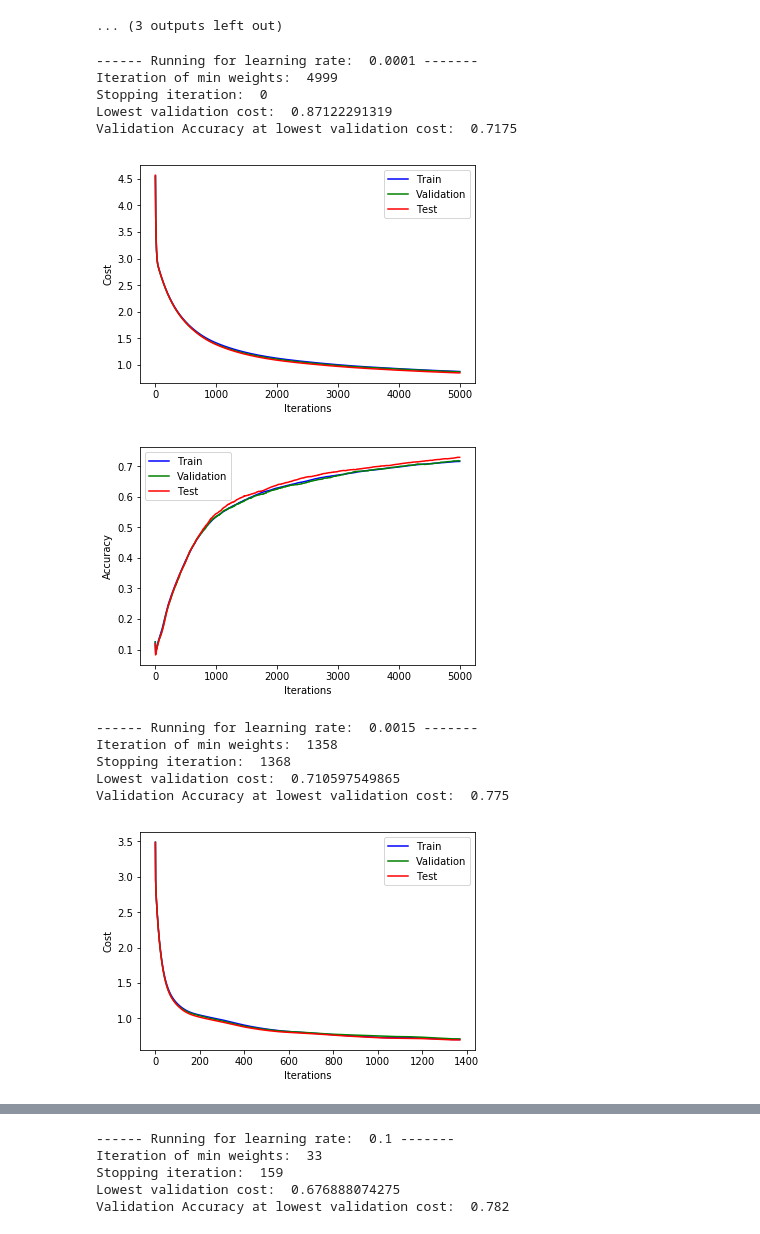
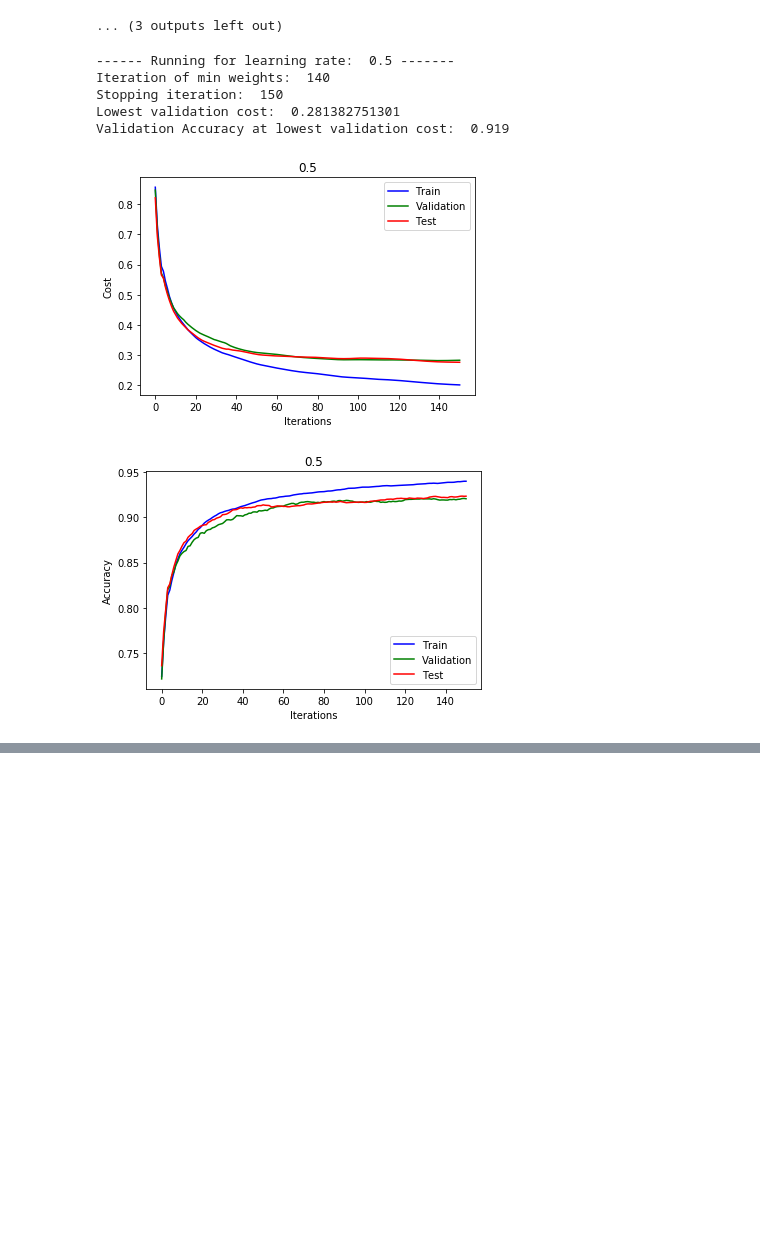
Before and after one commit to divya-pitta/neuralnets253, a Jupyter notebook: HW2_BackPropagation/Classification_OneHiddenLayer.ipynb, the cells around one changed output, grey strips where cells are left out. Cells and saved outputs as stored; diff of their text form; code cells hidden in the pictures; blank space fills up the shorter version.

```diff
--- a/HW2_BackPropagation/Classification_OneHiddenLayer.ipynb
+++ b/HW2_BackPropagation/Classification_OneHiddenLayer.ipynb
@@ -194,7 +194,7 @@ for lR in learningRates:
     plt.show()
 
     plt.plot(trainAcc, label="Train", color='blue')
-    plt.plot(valAcc, label="Validation", color='green')
+    plt.plot(valAcc[1::5], label="Validation", color='green')
     plt.plot(testAcc, label="Test", color='red')
     plt.ylabel("Accuracy")
     plt.xlabel("Iterations")
@@ -282,8 +282,8 @@ Validation Accuracy at lowest validation cost:  0.886
 epsilon = 0.001
 batch_size = 128
 batches = len(trainImages)//batch_size
-learningRates = [0.0001, 0.0015, 0.1, 0.01, 0.015, 0.2, 0.001]#, 0.1, 0.01, 0.001, 0.0001] #[0.8, 0.5, 0.1]#, 0.01]
-maxIters = 5000
+learningRates =  [0.5]#[0.1, 0.01, 0.001, 0.0001]#[0.0001, 0.0015, 0.1, 0.01, 0.015, 0.2, 0.001]#, 0.1, 0.01, 0.001, 0.0001] #[0.8, 0.5, 0.1]#, 0.01]
+maxIters = 1000
 # %%
 for lR in learningRates:
     #initializing weights
@@ -342,7 +342,7 @@ for lR in learningRates:
             g_derivative = Z2*(1-Z2)
             delE_ak = np.multiply(summation_l, g_derivative);
             delE_Wjk = X2.T.dot(delE_ak)
-            W2_nobias = np.delete(W2, (0), axis=0)
+#             W2_nobias = np.delete(W2, (0), axis=0)
             summation_k = np.matmul(delE_ak, W2_nobias)
             g2_derivative = Z1*(1-Z1)
             delE_aj = np.multiply(summation_k, g2_derivative)
@@ -389,43 +389,39 @@ for lR in learningRates:
             stopConditionCount = 0
         prevValCost = currValCost
 
 #         print("Current training error = ", currTrainingError)
 #         print("Current validation cost: ", currValCost)
 #         print("Current training accuracy = ", currTrainingAccuracy)
 #         print("Current validation accuracy = ", currValidationAccuracy)
 #         print("Current test accuracy = ", currTestAccuracy)
 
     print("Iteration of min weights: ", epochAtMinWeight)
     print("Stopping iteration: ", stoppingIteration)
     print("Lowest validation cost: ", minValCost)
     print("Validation Accuracy at lowest validation cost: ", valAccAtMinCost)
 
+    plt.title(lR)
     plt.plot(trainCost, label="Train", color='blue')
     plt.plot(valCost, label="Validation", color='green')
     plt.plot(testCost, label="Test", color='red')
     plt.ylabel("Cost")
     plt.xlabel("Iterations")
     plt.legend()
     plt.show()
 
+    plt.title(lR)
     plt.plot(trainAcc, label="Train", color='blue')
     plt.plot(valAcc, label="Validation", color='green')
     plt.plot(testAcc, label="Test", color='red')
     plt.ylabel("Accuracy")
     plt.xlabel("Iterations")
     plt.legend()
     plt.show()
 # %% [output]
------- Running for learning rate:  0.0001 -------
-Iteration of min weights:  4999
-Stopping iteration:  0
-Lowest validation cost:  0.87122291319
-Validation Accuracy at lowest validation cost:  0.7175
+------ Running for learning rate:  0.5 -------
+Iteration of min weights:  140
+Stopping iteration:  150
+Lowest validation cost:  0.281382751301
+Validation Accuracy at lowest validation cost:  0.919
-[figure, old version]
+[figure, new version]
-[figure, old version]
+[figure, new version]
------- Running for learning rate:  0.0015 -------
-Iteration of min weights:  1358
-Stopping iteration:  1368
-Lowest validation cost:  0.710597549865
-Validation Accuracy at lowest validation cost:  0.775
-[figure, removed]
@@ -433,5 +427,0 @@ Validation Accuracy at lowest validation cost:  0.775
------- Running for learning rate:  0.1 -------
-Iteration of min weights:  33
-Stopping iteration:  159
-Lowest validation cost:  0.676888074275
-Validation Accuracy at lowest validation cost:  0.782
```
Also changed, not shown: parts of 1 cell of this notebook.
